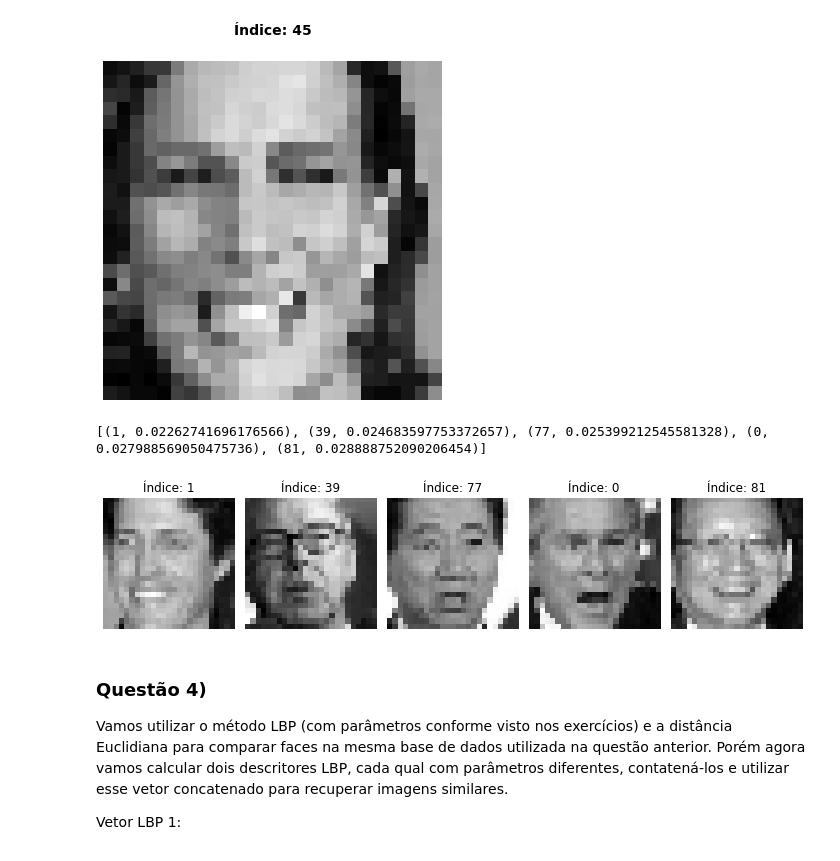
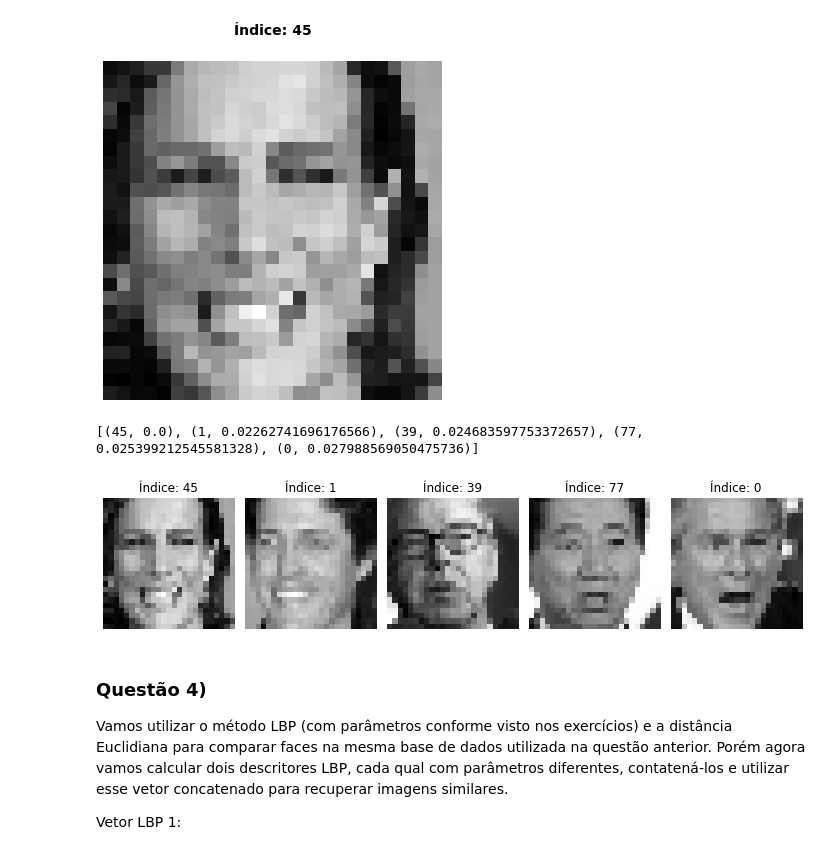
Before and after one commit to guilourenzo/mba-usp, a Jupyter notebook: TÉCNICAS AVANÇADAS DE CAPTURA E TRATAMENTO DE DADOS/AULA 7/TACTD 07 - Avaliacao.ipynb, the cells around one changed output. Saved outputs shown, nothing was run; the diff lists cells and outputs as text; code cells hidden in the pictures.

```diff
--- a/TÉCNICAS AVANÇADAS DE CAPTURA E TRATAMENTO DE DADOS/AULA 7/TACTD 07 - Avaliacao.ipynb
+++ b/TÉCNICAS AVANÇADAS DE CAPTURA E TRATAMENTO DE DADOS/AULA 7/TACTD 07 - Avaliacao.ipynb
@@ -265,35 +273,35 @@ plt.tight_layout()
 # %%
 #imagem 45
 img45 = imgs[45]
 
 #dicionários auxiliares
 lbp_images = {}
 dist = {}
 
 #busca das LBP e validação das Distâncias
 for i in range(100):
     lbp_images[i] = lbp_features(imgs[i])
 
-    if i != 45:
-        dist[i] = Euclidean_distance(lbp_features(img45), lbp_images[i])
+    # if i != 45:
+    dist[i] = Euclidean_distance(lbp_features(img45), lbp_images[i])
 
 #Ordenação das Distâncias
 sorted_dist = sorted(dist.items(), key= lambda kv: kv[1])
 
 #Exibição das 5 primeiras
 print(sorted_dist[:5])
 
 #Exibição das faces
 fig, axes = plt.subplots(1, 5, figsize=(10, 6))
 ax = axes.ravel()
 for i in range(5):
     ax[i].imshow(imgs[sorted_dist[i][0]], cmap=plt.cm.gray)
     ax[i].set_title('Índice: {}'.format(sorted_dist[i][0]))
     ax[i].axis('off')
 fig.tight_layout()
 # %% [output]
-[(1, 0.02262741696176566), (39, 0.024683597753372657), (77, 0.025399212545581328), (0, 0.027988569050475736), (81, 0.028888752090206454)]
+[(45, 0.0), (1, 0.02262741696176566), (39, 0.024683597753372657), (77, 0.025399212545581328), (0, 0.027988569050475736)]
-[figure, old version]
+[figure, new version]
 # %% [markdown]
 ### Questão 4)
 
```
Also changed, not shown: parts of 3 cells of this notebook.
